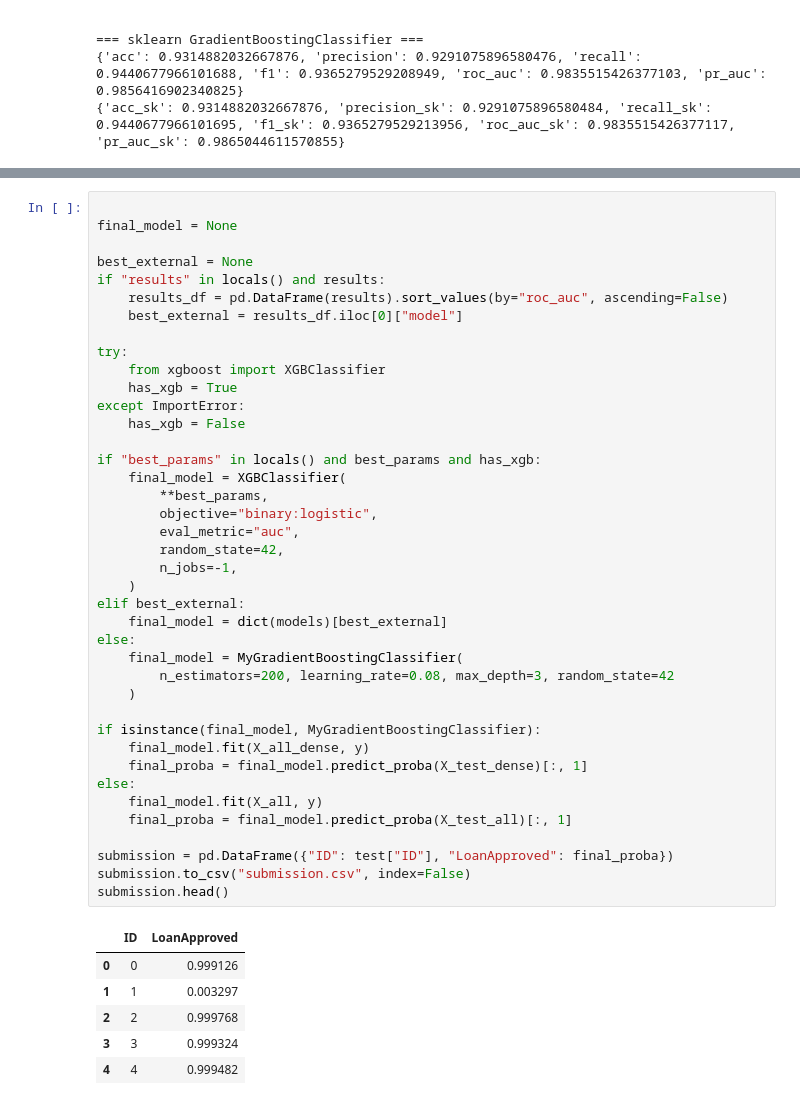
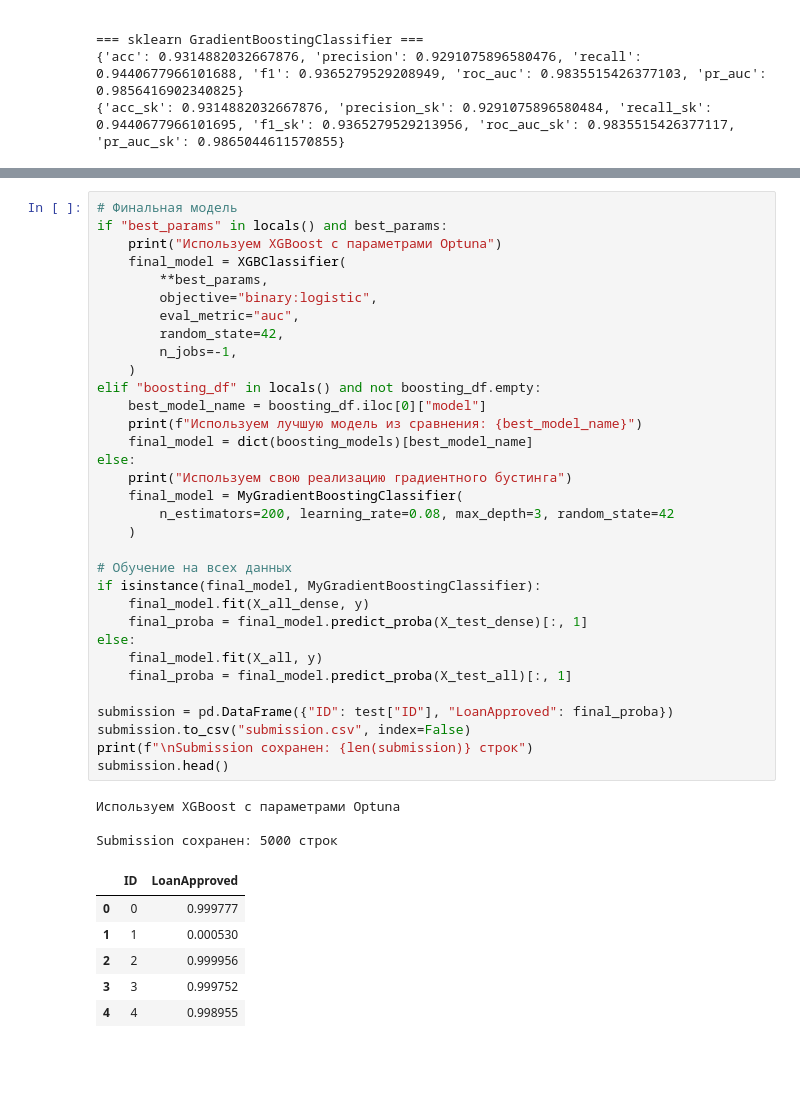
Before and after one commit to hedw1qqq/ml, a Jupyter notebook: lab2/solution.ipynb, the cells around one changed output, grey strips where cells are left out. Cells and saved outputs as stored; diff of their text form; blank space fills up the shorter version.

```diff
--- a/lab2/solution.ipynb
+++ b/lab2/solution.ipynb
@@ -705,47 +690,43 @@ except ImportError:
 # %%
-
-final_model = None
-
-best_external = None
-if "results" in locals() and results:
-    results_df = pd.DataFrame(results).sort_values(by="roc_auc", ascending=False)
-    best_external = results_df.iloc[0]["model"]
-
-try:
-    from xgboost import XGBClassifier
-    has_xgb = True
-except ImportError:
-    has_xgb = False
-
-if "best_params" in locals() and best_params and has_xgb:
+# Финальная модель
+if "best_params" in locals() and best_params:
+    print("Используем XGBoost с параметрами Optuna")
     final_model = XGBClassifier(
         **best_params,
         objective="binary:logistic",
         eval_metric="auc",
         random_state=42,
         n_jobs=-1,
     )
-elif best_external:
-    final_model = dict(models)[best_external]
+elif "boosting_df" in locals() and not boosting_df.empty:
+    best_model_name = boosting_df.iloc[0]["model"]
+    print(f"Используем лучшую модель из сравнения: {best_model_name}")
+    final_model = dict(boosting_models)[best_model_name]
 else:
+    print("Используем свою реализацию градиентного бустинга")
     final_model = MyGradientBoostingClassifier(
         n_estimators=200, learning_rate=0.08, max_depth=3, random_state=42
     )
 
+# Обучение на всех данных
 if isinstance(final_model, MyGradientBoostingClassifier):
     final_model.fit(X_all_dense, y)
     final_proba = final_model.predict_proba(X_test_dense)[:, 1]
 else:
     final_model.fit(X_all, y)
     final_proba = final_model.predict_proba(X_test_all)[:, 1]
 
 submission = pd.DataFrame({"ID": test["ID"], "LoanApproved": final_proba})
 submission.to_csv("submission.csv", index=False)
+print(f"\nSubmission сохранен: {len(submission)} строк")
 submission.head()
 # %% [output]
+Используем XGBoost с параметрами Optuna
+
+Submission сохранен: 5000 строк
 |  | ID | LoanApproved |
-| 0 | 0 | 0.999126 |
-| 1 | 1 | 0.003297 |
-| 2 | 2 | 0.999768 |
-| 3 | 3 | 0.999324 |
-| 4 | 4 | 0.999482 |
+| 0 | 0 | 0.999777 |
+| 1 | 1 | 0.000530 |
+| 2 | 2 | 0.999956 |
+| 3 | 3 | 0.999752 |
+| 4 | 4 | 0.998955 |
```
Also changed, not shown: parts of 3 cells of this notebook.
